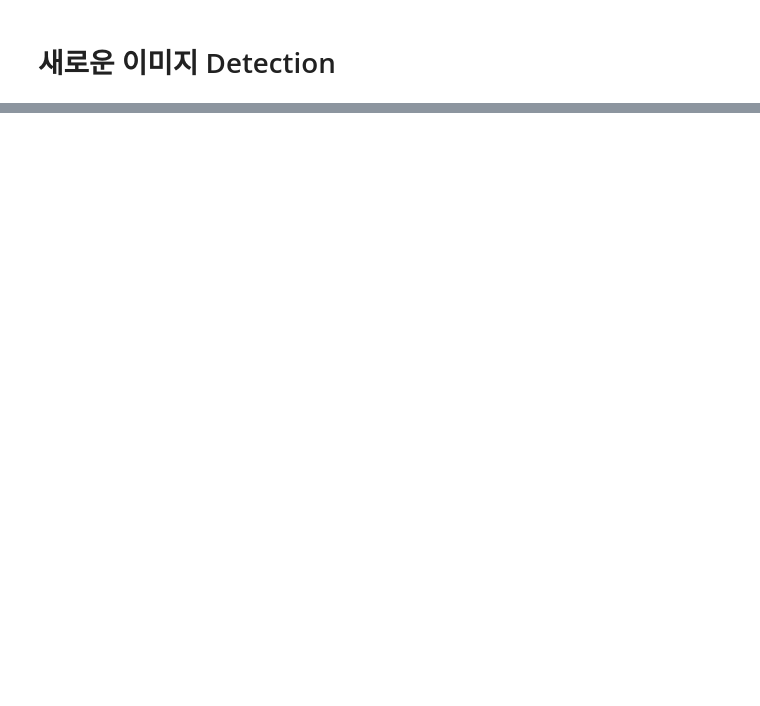
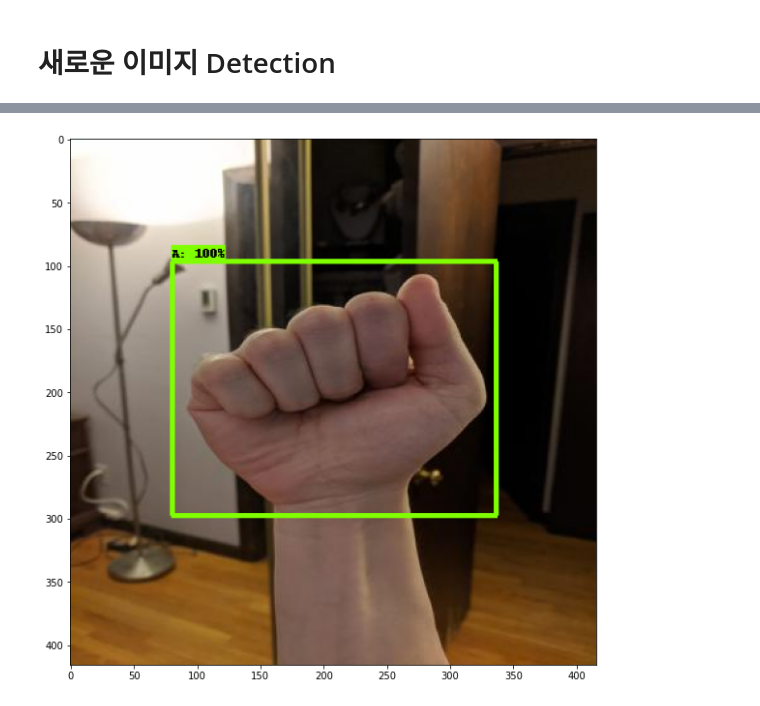
Before and after one commit to purple-cabbage0030/class_review, a Jupyter notebook: 14.ObjectDetection/sign_language_letters/Process.ipynb, the cells around one changed output, grey strips where cells are left out. Cells and saved outputs as stored; diff of their text form; code cells hidden in the pictures; blank space fills up the shorter version.

```diff
--- a/14.ObjectDetection/sign_language_letters/Process.ipynb
+++ b/14.ObjectDetection/sign_language_letters/Process.ipynb
@@ -576,0 +722,4 @@ f"!unzip -q {os.path.join(MODEL_PATH, 'checkpoint_backup', 'checkpoints.zip')} -
+# %%
+# key는 그대로 두고 value만 ndarray로
+detection_dict = {key:value[0, :num_detections].numpy() for key, value in result.items()}
+detection_dict['num_detections'] = num_detections   # 새로 생성한 dict에 num_detections 추가
@@ -576,0 +730,7 @@ f"!unzip -q {os.path.join(MODEL_PATH, 'checkpoint_backup', 'checkpoints.zip')} -
+# %%
+# 추론한 label을 float32에서 int로 변환
+detection_dict['detection_classes'] = detection_dict['detection_classes'].astype(np.int64)
+# %%
+# LabelMap을 읽기
+category_index = label_map_util.create_category_index_from_labelmap(LABEL_MAP_FILE_PATH)
+print(type(category_index))
@@ -576,0 +759,14 @@ f"!unzip -q {os.path.join(MODEL_PATH, 'checkpoint_backup', 'checkpoints.zip')} -
+# %%
+MIN_CONFIDENCE_THRESHOLD = 0.5   # confidence score가 0.5 이상인 것만 bbox 처리
+img_np_copy = img_np.copy()
+img = viz_utils.visualize_boxes_and_labels_on_image_array(
+    img_np_copy,   # bbox 그릴 이미지
+    detection_dict['detection_boxes'],   # bbox 좌표
+    detection_dict['detection_classes'] + 1,   # bbox 내부 object label (추론한 label과 labelmap의 id 맞추기 위해 +1)
+    detection_dict['detection_scores'],   # bbox confidence score
+    category_index,   # label map dictionary
+    use_normalized_coordinates=True,   # 추론한 bbox 좌표가 정규화됐는지 여부
+    max_boxes_to_draw=10,   # 최대 몇 개의 bbox를 그릴지 지정(기본 20개)
+    min_score_thresh=MIN_CONFIDENCE_THRESHOLD
+    )
+# 원본 이미지 ndarray에 bbox와 label 시각화한 ndarray 반환해줌
@@ -576,0 +775,7 @@ f"!unzip -q {os.path.join(MODEL_PATH, 'checkpoint_backup', 'checkpoints.zip')} -
+# %%
+plt.figure(figsize=(10,10))
+plt.imshow(img)
+plt.savefig('result_a.jpg')
+plt.show()
+# %% [output]
+[figure, added]
```
Also changed, not shown: parts of 36 cells of this notebook.
